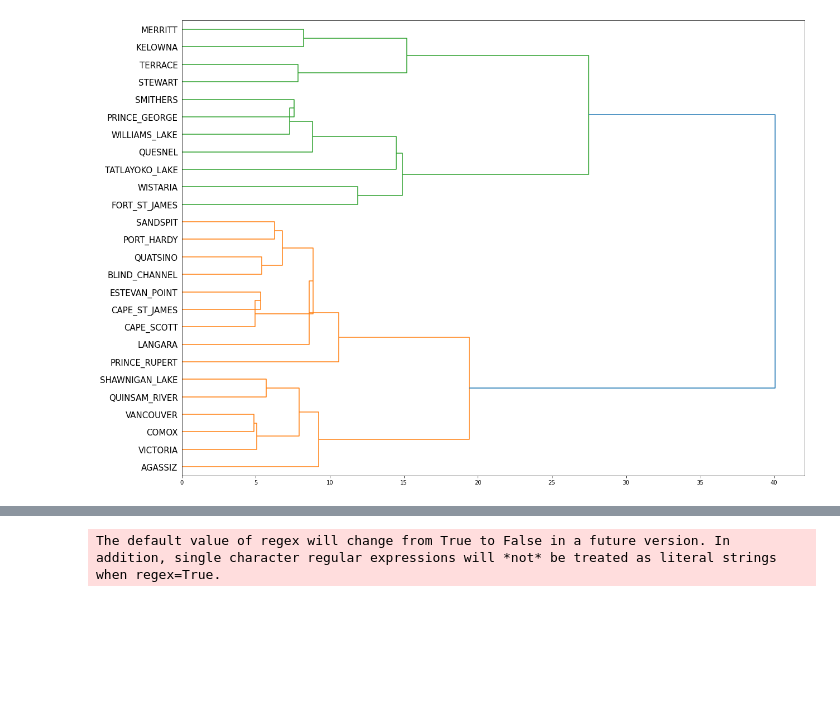
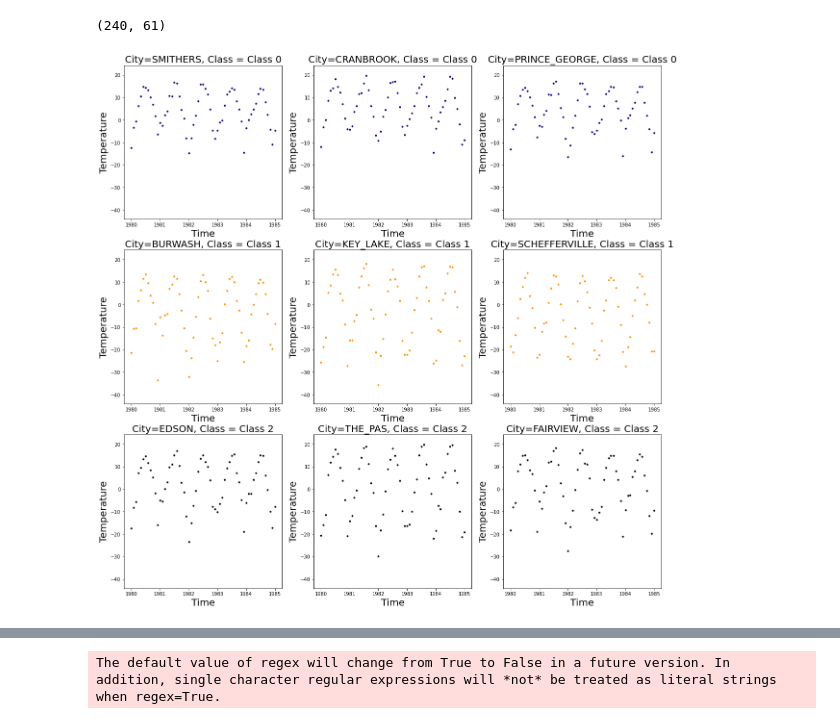
Before and after one commit to atkinsonde/524, a Jupyter notebook: Clustser_code_kmeans.ipynb, the cells around one changed output, grey strips where cells are left out. Cells and saved outputs as stored; diff of their text form; code cells hidden in the pictures; blank space fills up the shorter version.

```diff
--- a/Clustser_code_kmeans.ipynb
+++ b/Clustser_code_kmeans.ipynb
@@ -16,7 +16,7 @@ day = []
 Tval = []
 date = []
 
-fn_total= 30 #len(list_of_files)
+fn_total= len(list_of_files)
 #variables = [0 for _ in range(fn_total)]
 
 fn = 0
@@ -167,0 +116,11 @@ big_set
+# %%
+# K-means
+#!pip install tslearn
+#from tslearn.clustering import TimeSeriesKMeans
+
+model = TimeSeriesKMeans(n_clusters=7, metric="dtw", max_iter=10)
+
+model.fit(tvals_cols_date_x)
+cities_list = tvals_cols_date_x.index.get_level_values('station').tolist()
+# %%
+y=model.predict(tvals_cols_date_x)
@@ -167,0 +143,22 @@ big_set
+# %%
+x=tvals_cols_date_x.T.index
+data_array = tvals_cols_date_x.to_numpy()
+# %%
+data_array.shape
+# %% [output]
+(240, 61)
+# %%
+plt.figure(figsize=(20,20))
+k_dict = {'1':0,'2':0,'3':0,'4':1,'5':1,'6':1,'7':2,'8':2,'9':2}
+colors = ['navy']*3+['darkorange']*3+['k']*3
+Names = ['Class 0']*3+['Class 1']*3+['Class 2']*3
+for j in range(1,10):
+    plt.subplot(3,3,j)
+    k = np.random.choice(np.where(y==k_dict[str(j)])[0])
+    plt.plot(x,data_array[k],'.',color=colors[j-1])
+    plt.ylabel('Temperature',fontsize=20)
+    plt.xlabel('Time',fontsize=20)
+    plt.title('City=%s, Class = %s'%(cities_list[k],Names[j-1]),fontsize=20)
+    plt.ylim(data_array.min(),data_array.max())
+# %% [output]
+[figure, added]
@@ -168,27 +167,25 @@ big_set
 # %%
-from scipy.cluster.hierarchy import dendrogram, linkage
-from matplotlib import pyplot as plt
-import scipy.cluster.hierarchy as hac
+#from scipy.cluster.hierarchy import dendrogram, linkage
+#from matplotlib import pyplot as plt
+#import scipy.cluster.hierarchy as hac
 
-Z = linkage(tvals_cols_date_x, method='median')
+#Z = linkage(tvals_cols_date_x, method='median')
 
 finstn = tvals_cols_date_x.reset_index()
 stns = finstn['station']
 
 labelList = [stns[i] for i in range(0, len(stns))]
 
-plt.figure(figsize=(20, 15))
+#plt.figure(figsize=(20, 15))
 #plt.title('Hierarchical Clustering Dendrogram')
 #plt.xlabel('sample index')
 #plt.ylabel('distance')
 
-dendrogram(
-    Z,
-    orientation='right',
-    labels=labelList,
-    leaf_rotation=0.,  # rotates the x axis labels
-    leaf_font_size=15.,  # font size for the x axis labels
-)
-plt.show()
+#dendrogram(
+#    Z,
+#    orientation='right',
+#    labels=labelList,
+#    leaf_rotation=0.,  # rotates the x axis labels
+#    leaf_font_size=15.,  # font size for the x axis labels
+#)
+#plt.show()
-# %% [output]
-[figure, removed]
```
Also changed, not shown: parts of 10 cells of this notebook.
